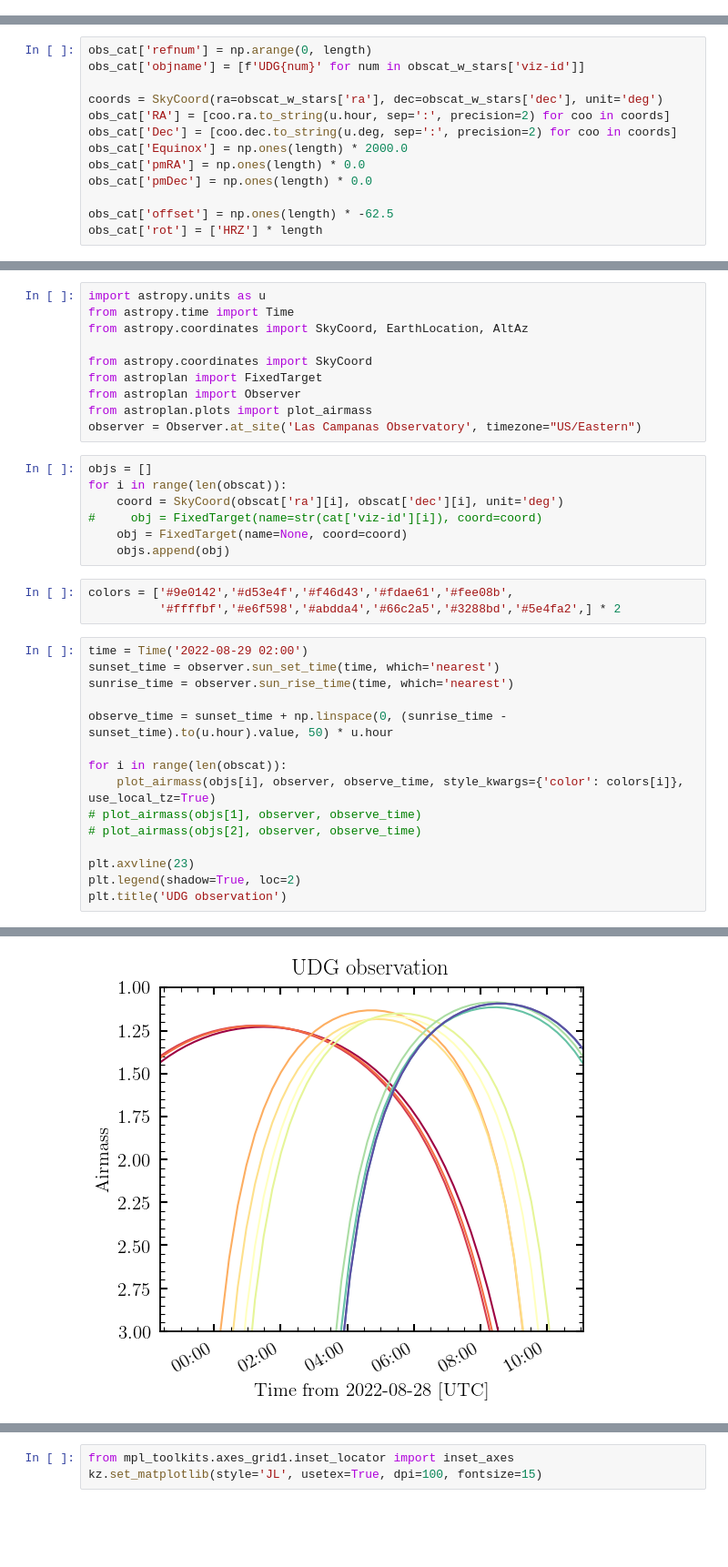
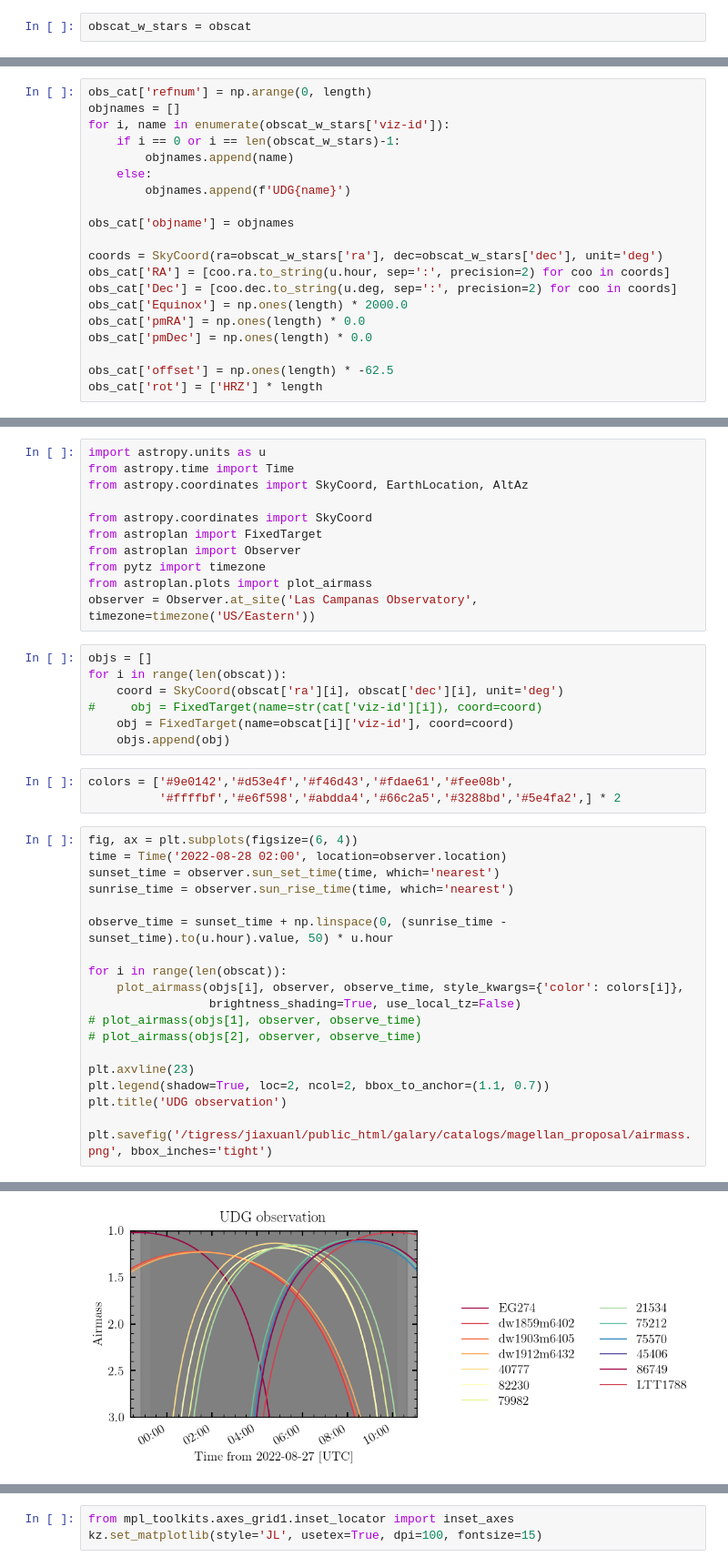
Before and after one commit to AstroJacobLi/kuaizi, a Jupyter notebook: diezi/scarlet_modeling/magellan_proposal/sample_selection_July22.ipynb, the cells around one changed output, grey strips where cells are left out. Shown at 91% size. Saved outputs shown, nothing was run; the diff lists cells and outputs as text; blank space fills up the shorter version.

Commit message:
prepare for magellan obs

```diff
--- a/diezi/scarlet_modeling/magellan_proposal/sample_selection_July22.ipynb
+++ b/diezi/scarlet_modeling/magellan_proposal/sample_selection_July22.ipynb
@@ -239,6 +275,8 @@ hstack([obscat[['viz-id', 'ra', 'dec', 'rhalf_spergel', 'SB_eff_avg_g']],
       ).write(
     '/tigress/jiaxuanl/public_html/galary/catalogs/magellan_proposal/udg_July22_bright_large.txt',
     format='ascii', overwrite=True)
+# %%
+obscat_w_stars = obscat
 # %% [markdown]
 Field#1: reference number (can use alphanumeric characters or a decimal number)
 
@@ -300,7 +338,14 @@ obs_cat = Table(
                )
 # %%
 obs_cat['refnum'] = np.arange(0, length)
-obs_cat['objname'] = [f'UDG{num}' for num in obscat_w_stars['viz-id']]
+objnames = []
+for i, name in enumerate(obscat_w_stars['viz-id']):
+    if i == 0 or i == len(obscat_w_stars)-1:
+        objnames.append(name)
+    else:
+        objnames.append(f'UDG{name}')
+
+obs_cat['objname'] = objnames
 
 coords = SkyCoord(ra=obscat_w_stars['ra'], dec=obscat_w_stars['dec'], unit='deg')
 obs_cat['RA'] = [coo.ra.to_string(u.hour, sep=':', precision=2) for coo in coords]
@@ -344,31 +519,36 @@ from astropy.coordinates import SkyCoord, EarthLocation, AltAz
 from astropy.coordinates import SkyCoord
 from astroplan import FixedTarget
 from astroplan import Observer
+from pytz import timezone
 from astroplan.plots import plot_airmass
-observer = Observer.at_site('Las Campanas Observatory', timezone="US/Eastern")
+observer = Observer.at_site('Las Campanas Observatory', timezone=timezone('US/Eastern'))
 # %%
 objs = []
 for i in range(len(obscat)):
     coord = SkyCoord(obscat['ra'][i], obscat['dec'][i], unit='deg')
 #     obj = FixedTarget(name=str(cat['viz-id'][i]), coord=coord)
-    obj = FixedTarget(name=None, coord=coord)
+    obj = FixedTarget(name=obscat[i]['viz-id'], coord=coord)
     objs.append(obj)
 # %%
 colors = ['#9e0142','#d53e4f','#f46d43','#fdae61','#fee08b',
           '#ffffbf','#e6f598','#abdda4','#66c2a5','#3288bd','#5e4fa2',] * 2
 # %%
-time = Time('2022-08-29 02:00')
+fig, ax = plt.subplots(figsize=(6, 4))
+time = Time('2022-08-28 02:00', location=observer.location)
 sunset_time = observer.sun_set_time(time, which='nearest')
 sunrise_time = observer.sun_rise_time(time, which='nearest')
 
 observe_time = sunset_time + np.linspace(0, (sunrise_time - sunset_time).to(u.hour).value, 50) * u.hour
 
 for i in range(len(obscat)):
-    plot_airmass(objs[i], observer, observe_time, style_kwargs={'color': colors[i]}, use_local_tz=True)
+    plot_airmass(objs[i], observer, observe_time, style_kwargs={'color': colors[i]},
+                 brightness_shading=True, use_local_tz=False)
 # plot_airmass(objs[1], observer, observe_time)
 # plot_airmass(objs[2], observer, observe_time)
 
 plt.axvline(23)
-plt.legend(shadow=True, loc=2)
+plt.legend(shadow=True, loc=2, ncol=2, bbox_to_anchor=(1.1, 0.7))
 plt.title('UDG observation')
+
+plt.savefig('/tigress/jiaxuanl/public_html/galary/catalogs/magellan_proposal/airmass.png', bbox_inches='tight')
 # %% [output]
@@ -377 +555 @@ Text(0.5, 1.0, 'UDG observation')
-[figure, old version]
+[figure, new version]
```
Also changed, not shown: parts of 49 cells of this notebook, 7 other files.
